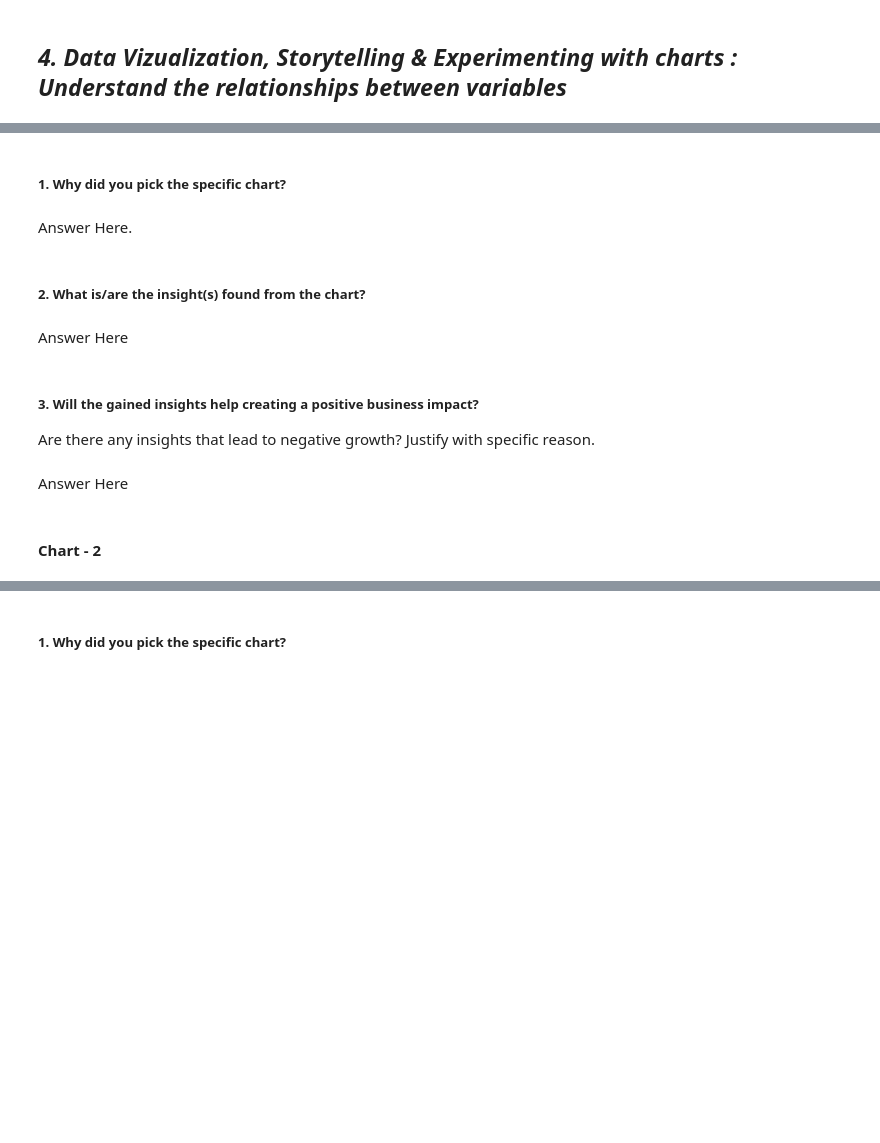
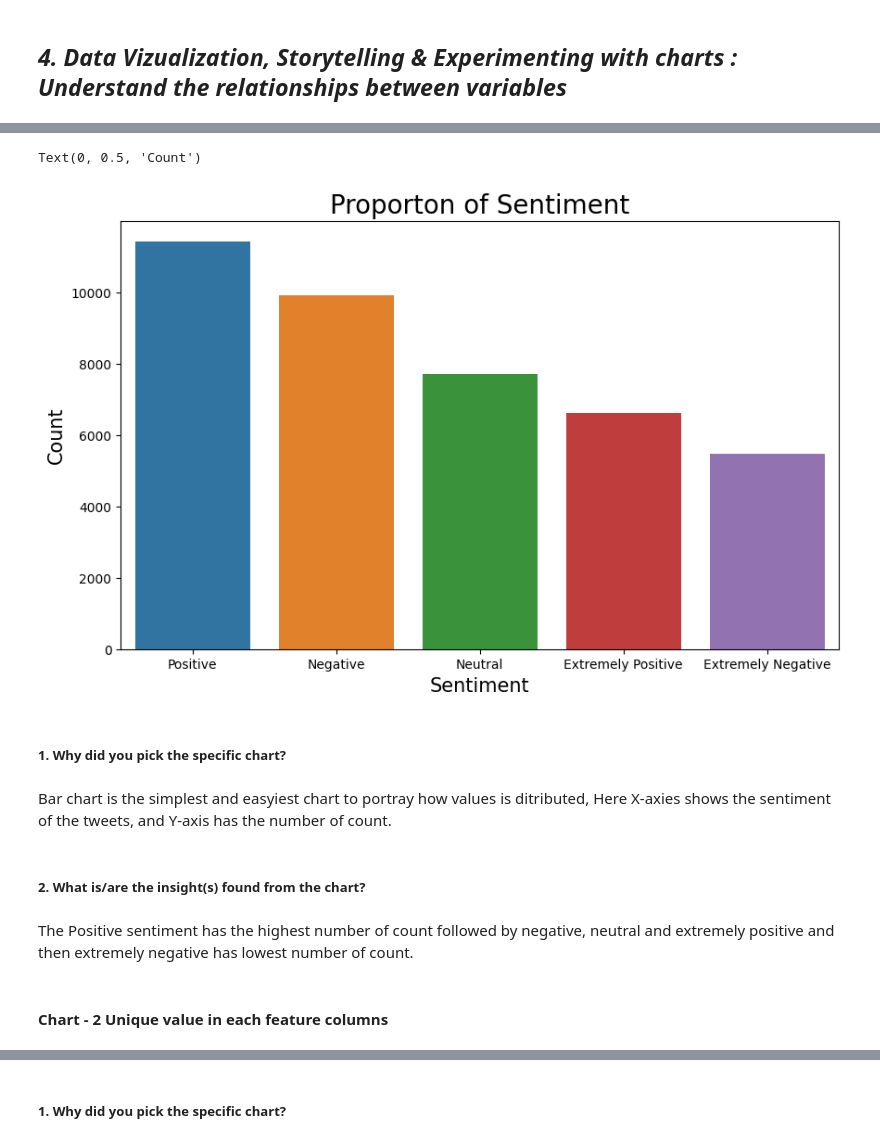
Before and after one commit to ashishdhawas/Coronavirus-Tweet-Sentiment-Analysis, a Jupyter notebook: Coronavirus_Tweet_Sentiment_Analysis.ipynb, the cells around one changed output, grey strips where cells are left out. Cells and saved outputs as stored; diff of their text form; code cells hidden in the pictures; blank space fills up the shorter version.

```diff
--- a/Coronavirus_Tweet_Sentiment_Analysis.ipynb
+++ b/Coronavirus_Tweet_Sentiment_Analysis.ipynb
@@ -152,0 +328,4 @@ Answer Here.
+# %%
+sentiment_count = df['Sentiment'].value_counts().reset_index()
+sentiment_count.columns=['Sentiment','count']
+sentiment_count
@@ -153,15 +339,19 @@ Answer Here.
+# %%
+plt.figure(figsize=(10,6))
+ax = sns.barplot(x="Sentiment", y= 'count', data=sentiment_count)
+ax.set_title('Proporton of Sentiment', fontsize=20)
+ax.set_xlabel("Sentiment",fontsize=15)
+ax.set_ylabel("Count",fontsize=15)
+# %% [output]
+Text(0, 0.5, 'Count')
+[figure, added]
 # %% [markdown]
 ##### 1. Why did you pick the specific chart?
-# %% [markdown]
-Answer Here.
+# %% [markdown]
+Bar chart is the simplest and easyiest chart to portray how values is ditributed, Here X-axies shows the sentiment of the tweets, and Y-axis has the number of count.
 # %% [markdown]
 ##### 2. What is/are the insight(s) found from the chart?
-# %% [markdown]
-Answer Here
-# %% [markdown]
-##### 3. Will the gained insights help creating a positive business impact?
-Are there any insights that lead to negative growth? Justify with specific reason.
-# %% [markdown]
-Answer Here
+# %% [markdown]
+The Positive sentiment has the highest number of count followed by negative, neutral and extremely positive and then extremely negative has lowest number of count.
 # %% [markdown]
-#### Chart - 2
+#### Chart - 2   Unique value in each feature columns
```
Also changed, not shown: parts of 172 cells of this notebook.
